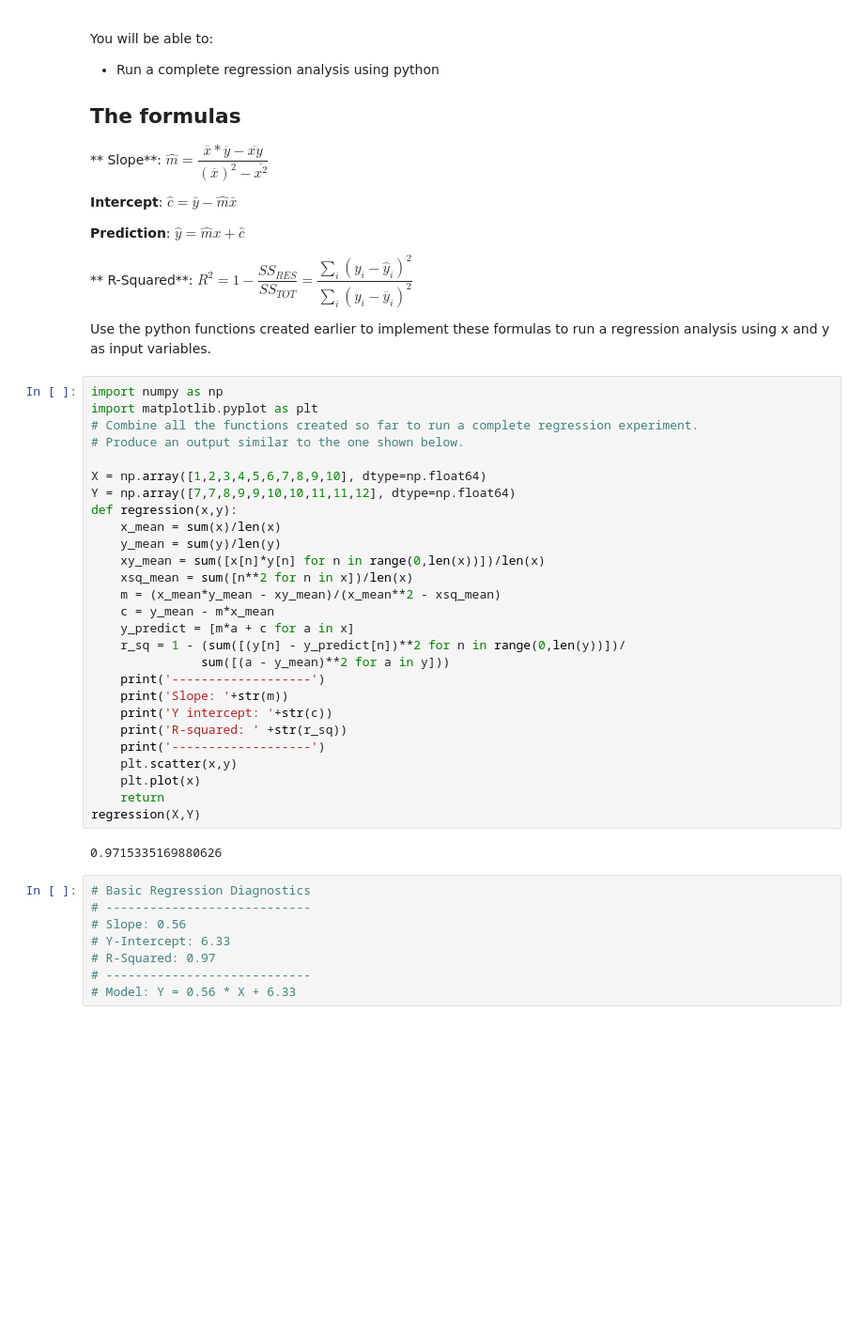
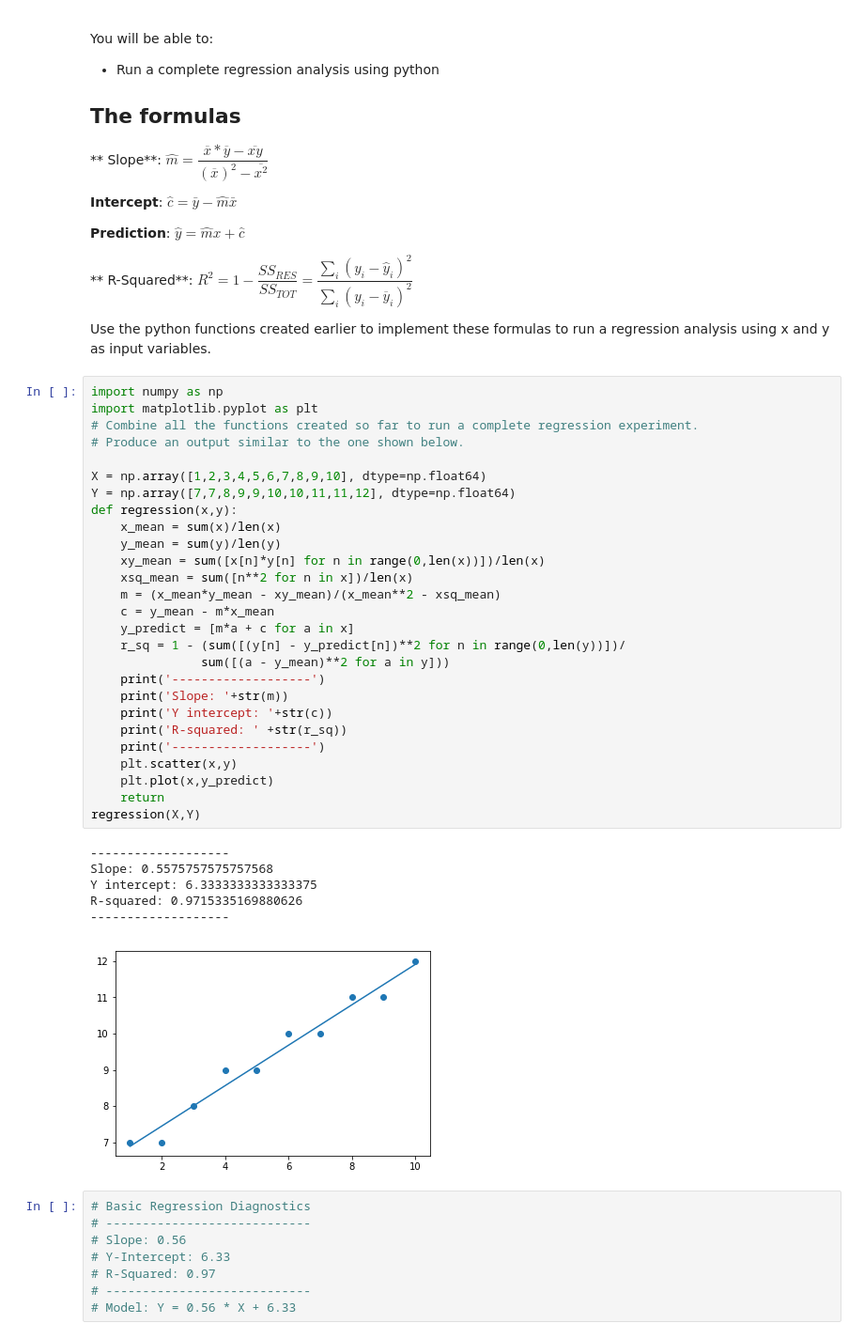
Before and after one commit to max-miller/dsc-complete-regression-lab-nyc-ds-career-042219, a Jupyter notebook: index.ipynb, the cells around one changed output. Shown: that part at 94% size. Drawn from its saved outputs; the diff is of its cells as text; blank space fills up the shorter version.

```diff
--- a/index.ipynb
+++ b/index.ipynb
@@ -28,32 +28,37 @@ Use the python functions created earlier to implement these formulas to run a re
 # %%
 import numpy as np
 import matplotlib.pyplot as plt
 # Combine all the functions created so far to run a complete regression experiment.
 # Produce an output similar to the one shown below.
 
 X = np.array([1,2,3,4,5,6,7,8,9,10], dtype=np.float64)
 Y = np.array([7,7,8,9,9,10,10,11,11,12], dtype=np.float64)
 def regression(x,y):
     x_mean = sum(x)/len(x)
     y_mean = sum(y)/len(y)
     xy_mean = sum([x[n]*y[n] for n in range(0,len(x))])/len(x)
     xsq_mean = sum([n**2 for n in x])/len(x)
     m = (x_mean*y_mean - xy_mean)/(x_mean**2 - xsq_mean)
     c = y_mean - m*x_mean
     y_predict = [m*a + c for a in x]
     r_sq = 1 - (sum([(y[n] - y_predict[n])**2 for n in range(0,len(y))])/
                sum([(a - y_mean)**2 for a in y]))
     print('-------------------')
     print('Slope: '+str(m))
     print('Y intercept: '+str(c))
     print('R-squared: ' +str(r_sq))
     print('-------------------')
     plt.scatter(x,y)
-    plt.plot(x)
+    plt.plot(x,y_predict)
     return
 regression(X,Y)
 # %% [output]
-0.9715335169880626
+-------------------
+Slope: 0.5575757575757568
+Y intercept: 6.3333333333333375
+R-squared: 0.9715335169880626
+-------------------
+[figure, added]
 # %%
 # Basic Regression Diagnostics
 # ----------------------------
```
